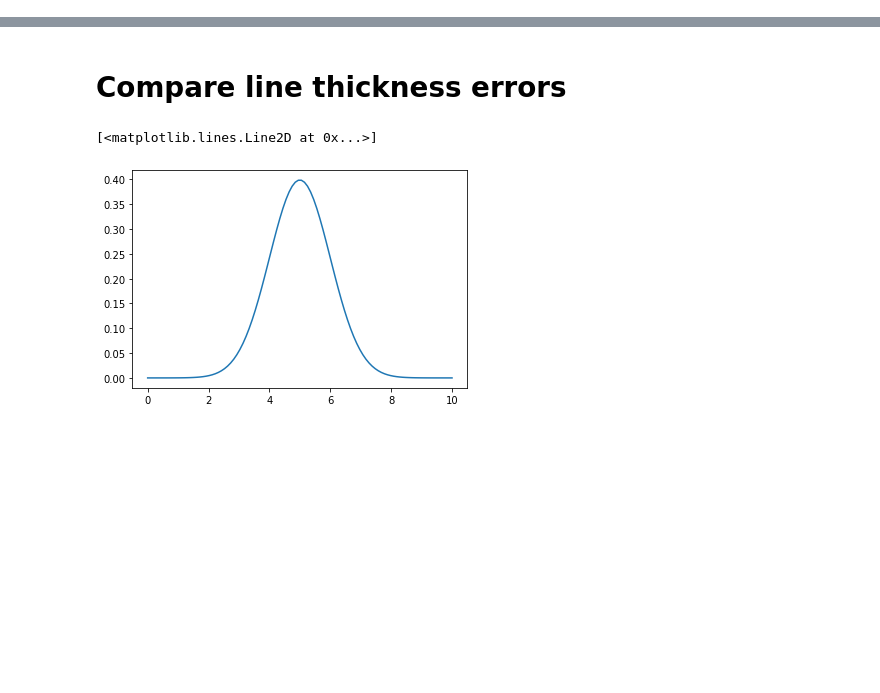
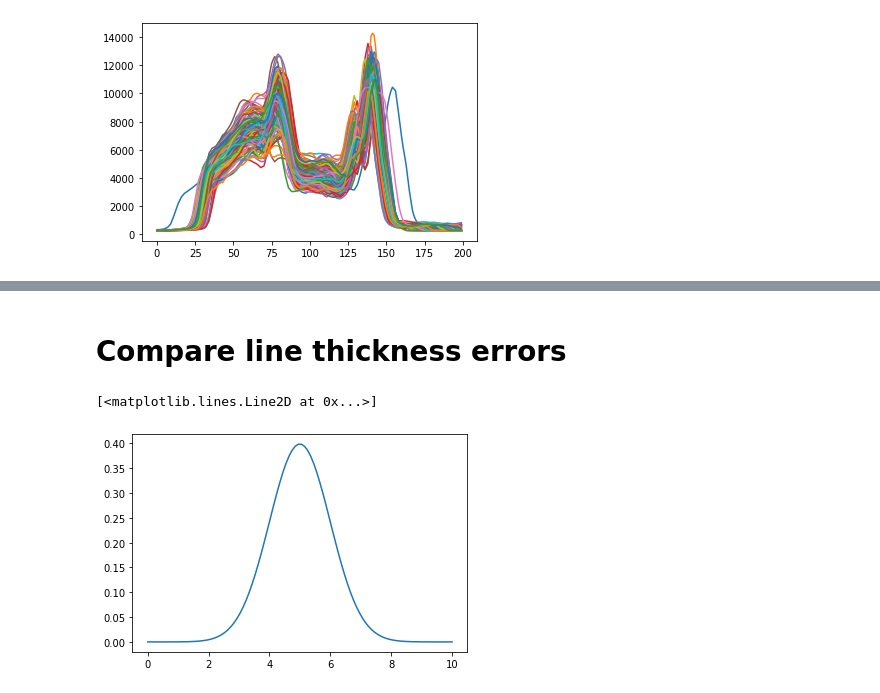
Before and after one commit to ApfeldLab/pharynx_redox, a Jupyter notebook: python/notebooks/playground.ipynb, the cells around one changed output, grey strips where cells are left out. Cells and saved outputs as stored; diff of their text form; code cells hidden in the pictures; blank space fills up the shorter version.

```diff
--- a/python/notebooks/playground.ipynb
+++ b/python/notebooks/playground.ipynb
@@ -1,31 +1,41 @@
 # %%
 from pharynx_analysis import (pharynx_io as pio, image_processing as ip, experiment, plots)
 import numpy as np
 import matplotlib.pyplot as plt
 from matplotlib.collections import LineCollection
 import xarray as xr
 from importlib import reload
 from skimage import measure, transform
 from collections import namedtuple
 import pdb
 from fastdtw import fastdtw
 from scipy.spatial.distance import euclidean
 from sklearn.preprocessing import scale
 import pandas as pd
 from scipy.signal import find_peaks
 from pprint import pprint
 from pathlib import Path
 from skimage import io as skio
 
+from scipy.spatial import distance
+
 reload(pio);
 reload(ip);
 reload(experiment);
+reload(plots);
 
-dir_path = Path("/Users/sean/code/wormAnalysis/data/paired_ratio_minimal/2017_02_22-HD233_SAY47-OK/")
+dir_path = Path(
+    "/Users/sean/code/wormAnalysis/data/paired_ratio_minimal/2019_04_03_ASI_ablation"
+)
 imaging_scheme = "TL/470/410/470/410"
 
-
 img_path = str(dir_path.joinpath(dir_path.stem + '.tif'))
-strain_map_path = str(dir_path.joinpath('indexer.csv'))
+strain_map_path = str(dir_path.joinpath(dir_path.stem + '-indexer.csv'))
 
 strains = pio.load_strain_map_from_disk(strain_map_path)
+
+ex = experiment.PairExperiment(img_path, imaging_scheme, strains)
+
+plt.plot(ex.raw_intensity_data.sel(wavelength='410', pair=0).T);
+# %% [output]
+[figure, added]
```
Also changed, not shown: parts of 32 cells of this notebook, 4 other files.
